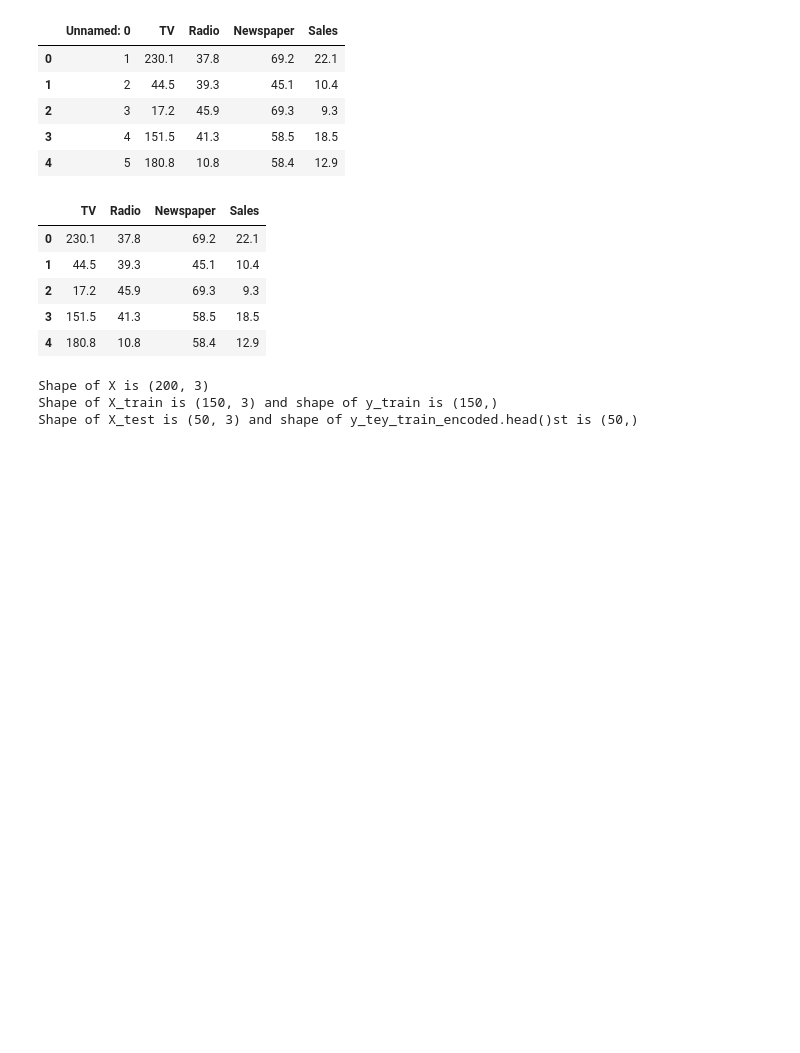
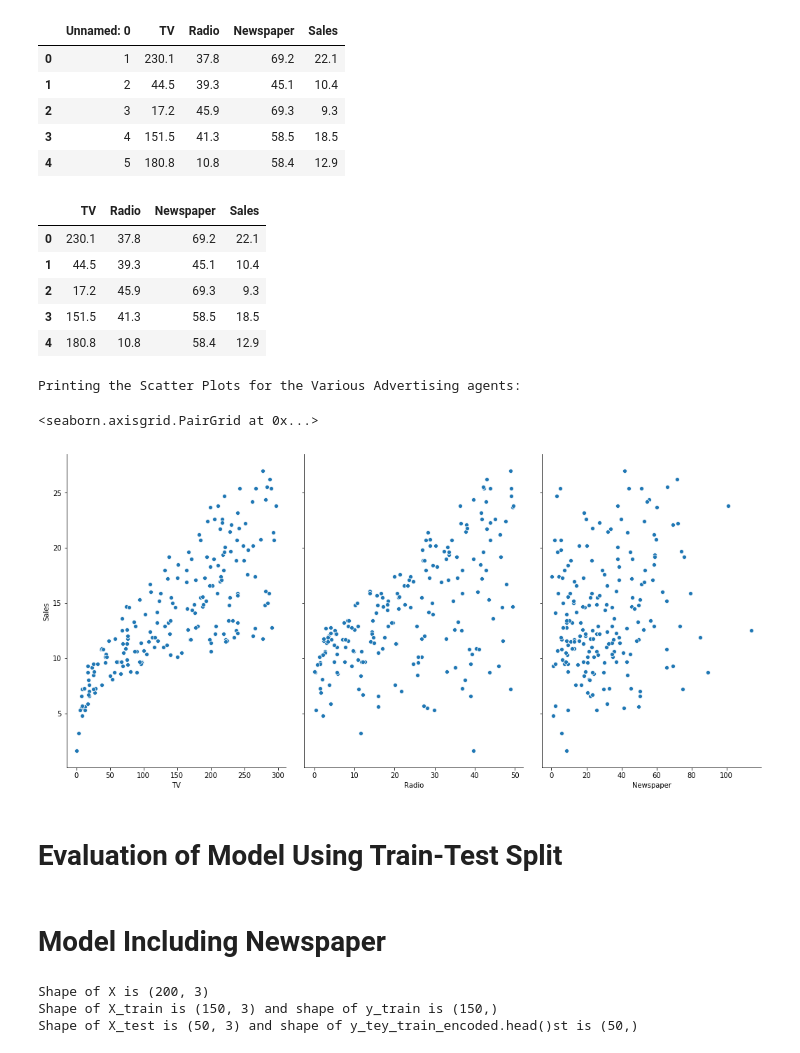
Before and after one commit to rijuCr7/Jupyter-Notebooks, a Jupyter notebook: Advertisement.ipynb, the cells around one changed output. Drawn from its saved outputs; the diff is of its cells as text; code cells hidden in the pictures; blank space fills up the shorter version.

```diff
--- a/Advertisement.ipynb
+++ b/Advertisement.ipynb
@@ -32,5 +36,16 @@ df_filter.head()
+# %%
+print("Printing the Scatter Plots for the Various Advertising agents:")
+sns.pairplot(df_raw, x_vars=['TV','Radio','Newspaper'], y_vars='Sales', size=7, aspect=0.7)
+# %% [output]
+Printing the Scatter Plots for the Various Advertising agents:
+<seaborn.axisgrid.PairGrid at 0x...>
+[figure, added]
+# %% [markdown]
+# Evaluation of Model Using Train-Test Split
 # %%
 from sklearn.model_selection import train_test_split
+# %% [markdown]
+# Model Including Newspaper
 # %%
 X=df_filter[['TV','Radio','Newspaper']]
 # %%
```
Also changed, not shown: parts of 56 cells of this notebook.
